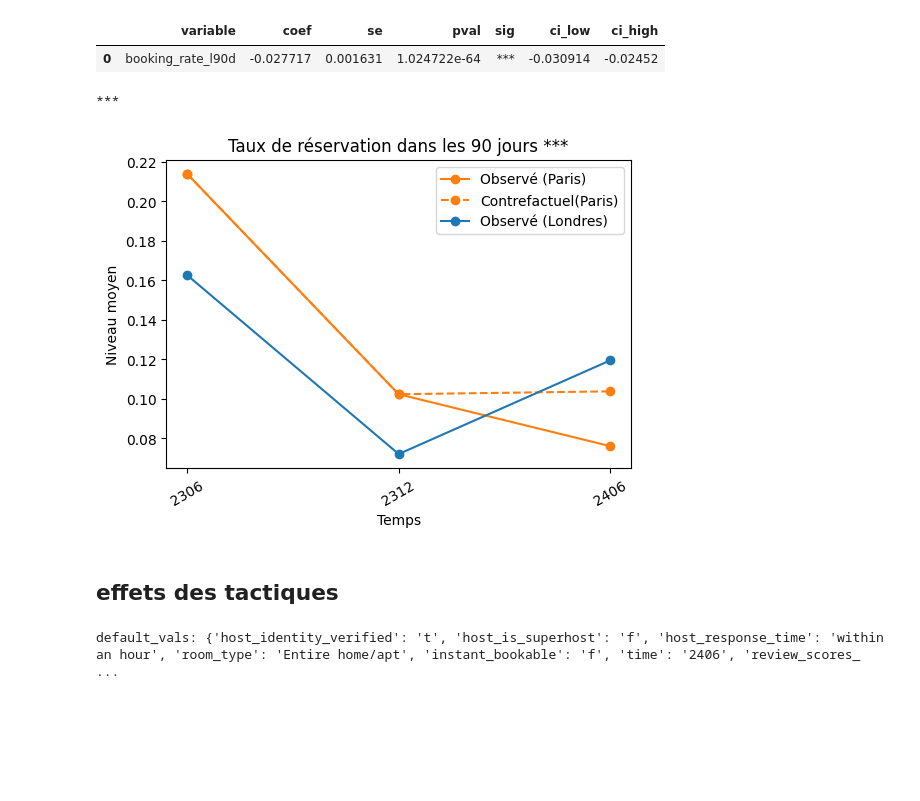
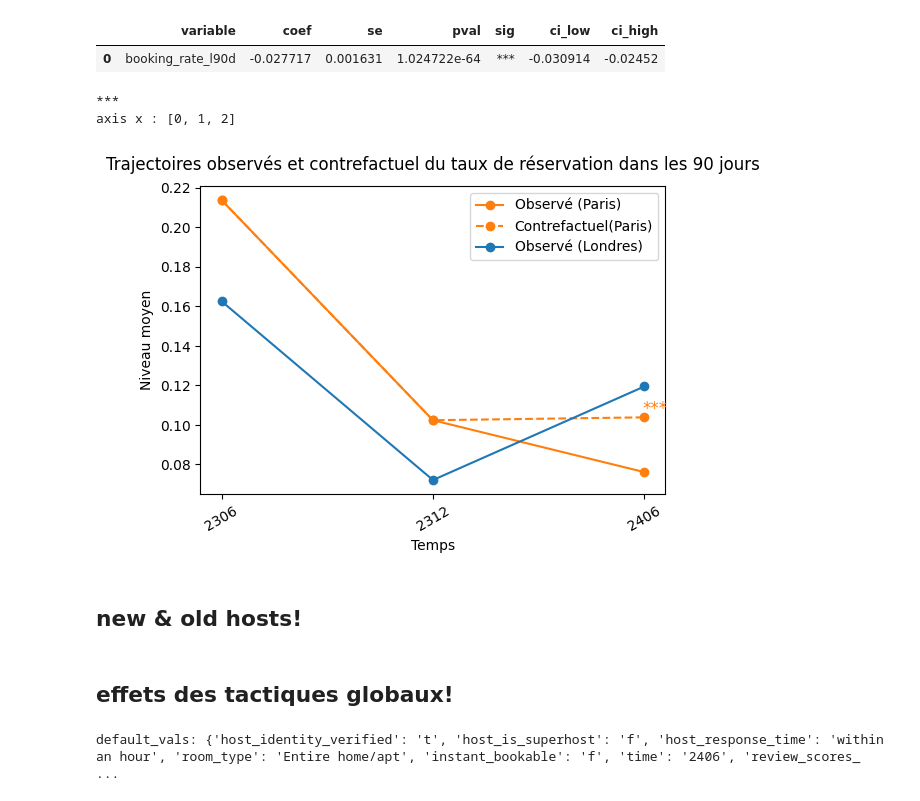
Before and after one commit to yeliu-dh/SelfPresentation_Multimodal_airbnb, a Jupyter notebook: D_stat/test_mod2324-2.ipynb, the cells around one changed output. Saved outputs shown, nothing was run; the diff lists cells and outputs as text; code cells hidden in the pictures; blank space fills up the shorter version.

```diff
--- a/D_stat/test_mod2324-2.ipynb
+++ b/D_stat/test_mod2324-2.ipynb
@@ -784,11 +1021,17 @@ booking_rate_l90d
 # %%
 importlib.reload(modeling_did)
 from utils.modeling_did import plot_one_cf
 
 ddd_sig=ddd[ddd['variable']==var]['sig'].loc[0]
 print(ddd_sig)
 
-plot_one_cf(agg_all, axes=None, i=0,  var=var, ddd_sig=ddd_sig, title='Taux de réservation dans les 90 jours')
+plot_one_cf(agg_all, axes=None, i=0,  var=var, ddd_sig=ddd_sig, title='Trajectoires observés et contrefactuel du taux de réservation dans les 90 jours')
+
+## 预订率实际下降
+## jo有消极效果（房东无经验？很多房东没有受到avis pendant jo，竞争激烈）
 # %% [output]
 ***
+axis x : [0, 1, 2]
-[figure, old version]
+[figure, new version]
+# %% [markdown]
+## new & old hosts!
@@ -795,5 +1065,5 @@ plot_one_cf(agg_all, axes=None, i=0,  var=var, ddd_sig=ddd_sig, title='Taux de r
 # %% [markdown]
-## effets des tactiques
+## effets des tactiques globaux!
 # %%
 importlib.reload(modeling_did)
 from utils.modeling_did import plot_predict_curve
```
Also changed, not shown: parts of 42 cells of this notebook, 7 other files.
